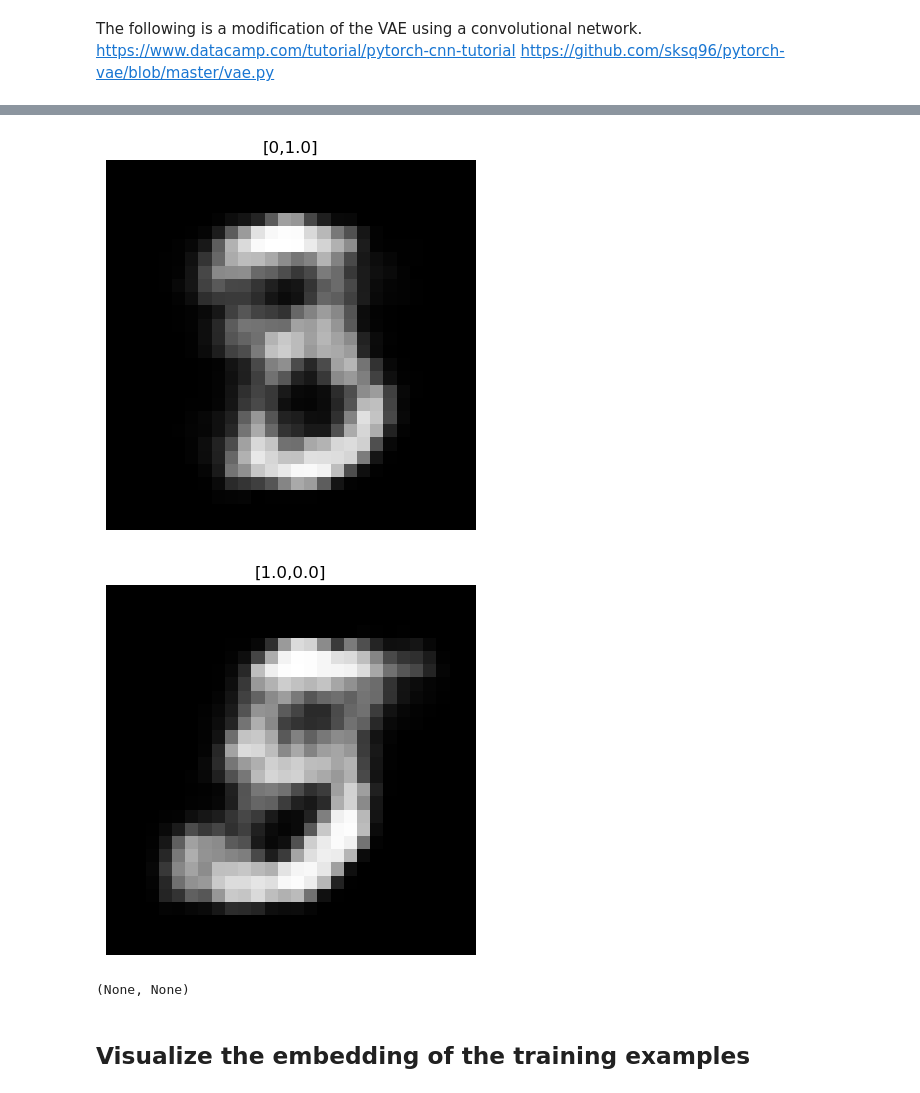
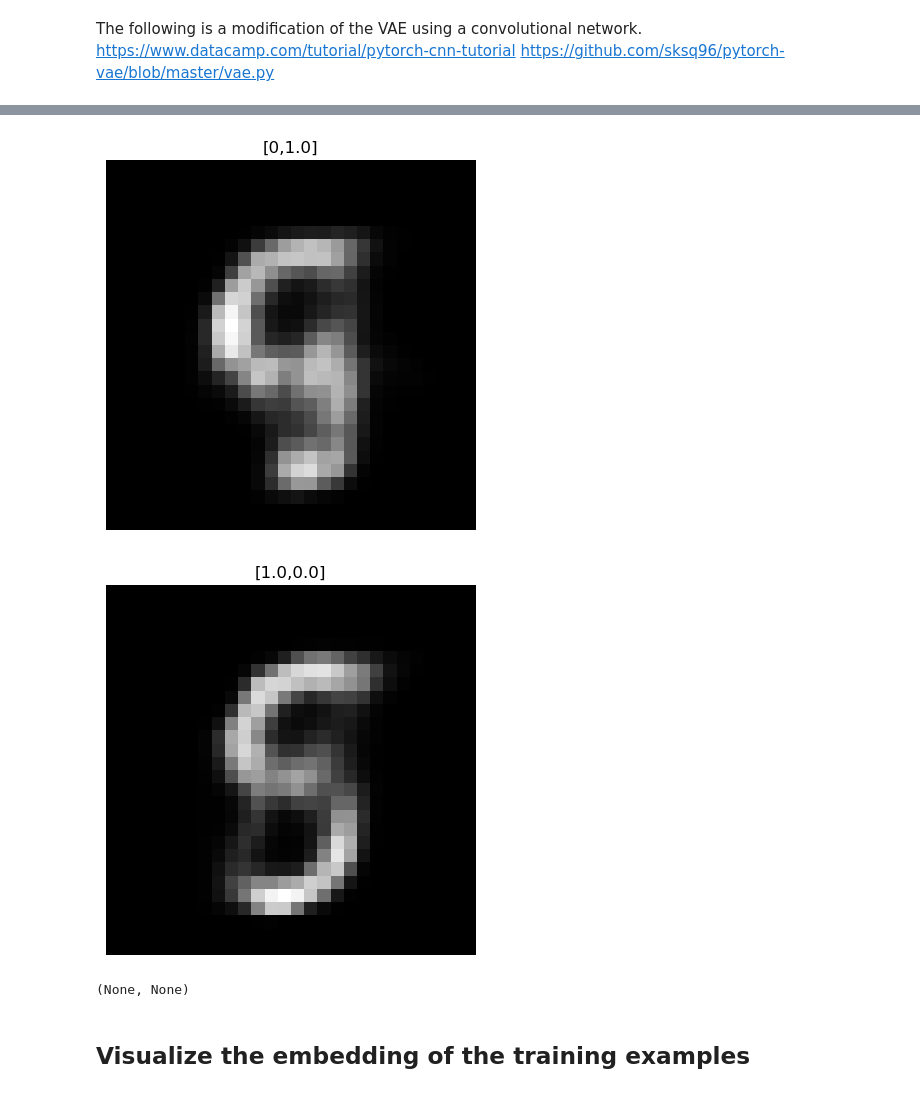
Before and after one commit to vrosterm/EuroSAT, a Jupyter notebook: variationalautoencoder_pytorch.ipynb, the cells around one changed output, grey strips where cells are left out. Drawn from its saved outputs; the diff is of its cells as text; code cells hidden in the pictures.

Commit message:
modified vae to use upscaling and two fully connected layers.

```diff
--- a/variationalautoencoder_pytorch.ipynb
+++ b/variationalautoencoder_pytorch.ipynb
@@ -159,7 +159,7 @@ class UnFlatten(nn.Module):
 class CNN_VAE(nn.Module):
 
     def __init__(
-        self, input_dim=784, latent_dim=2, device=device
+        self, input_dim=784, latent_dim=4, device=device
     ):
         super(CNN_VAE, self).__init__()
 
@@ -180,19 +180,22 @@ class CNN_VAE(nn.Module):
         ).to(device)
 
         # latent mean and Cholesky decomp of covariance
-        self.mean_layer = nn.Linear(7*7*32, latent_dim, device=device)
-        self.chol_layer = nn.Linear(7*7*32, (latent_dim * (latent_dim + 1)) // 2, device=device)
-        self.decode_layer = nn.Linear(latent_dim, 7*7*32)
+        self.fc1 = nn.Linear(7*7*32, 7*7*16)
+        self.fc2 = nn.Linear(7*7*16, 7*7*8)
+        self.fc3 = nn.Linear(7*7*8, 7*7*16)
+        self.fc4 = nn.Linear(7*7*16, 7*7*32)
+        self.mean_layer = nn.Linear(7*7*8, latent_dim, device=device)
+        self.chol_layer = nn.Linear(7*7*8, (latent_dim * (latent_dim + 1)) // 2, device=device)
+        self.decode_layer = nn.Linear(latent_dim, 7*7*8)
 
         # decoder
         self.decoder = nn.Sequential(
-            nn.ConvTranspose2d(32, 16, kernel_size=4, stride=2, padding=1),  # 7 to 14
+            nn.Upsample((14,14)),
+            nn.Conv2d(32, 16, kernel_size=3, stride=1, padding=1),  # 14 to 14
             nn.BatchNorm2d(16),
             nn.ReLU(),
-            # nn.ConvTranspose2d(16, 8, kernel_size=3, stride=2, padding=1, output_padding=1),
-            # nn.BatchNorm2d(8),
-            # nn.ReLU(),
-            nn.ConvTranspose2d(16, 1, kernel_size=4, stride=2, padding=1),
+            nn.Upsample((28,28)),
+            nn.Conv2d(16, 1, kernel_size=3, stride=1, padding=1),
             nn.Sigmoid(),
         ).to(device)
 
@@ -200,6 +203,8 @@ class CNN_VAE(nn.Module):
         x = self.encoder(x)
         # print(x.shape)
         x = x.view(x.size(0), -1) # Flattening...
+        x = self.fc1(x)
+        x = self.fc2(x)
         # print(x.shape)
         mean, chol = self.mean_layer(x), self.chol_layer(x)
         return mean, chol
@@ -217,6 +222,8 @@ class CNN_VAE(nn.Module):
 
     def decode(self, x):
         x = self.decode_layer(x)
+        x = self.fc3(x)
+        x = self.fc4(x)
         x = x.view(x.size(0), 32, 7, 7)
         return self.decoder(x)
 
@@ -274,5 +281,5 @@ def train(model, optimizer, epochs, device, x_dim=784):
         print("\tEpoch", epoch + 1, "\tAverage Loss: ", overall_loss / (batch_idx * batch_size))
     return overall_loss
 # %%
-train(model, optimizer, epochs=100, device=device)
+train(model, optimizer, epochs=50, device=device)
 # %% [output]
@@ -304,10 +311,10 @@ def generate_digit(latent_vec):
     plt.axis("off")
     plt.show()
 # %%
-generate_digit([0, 1.0]), generate_digit([1.0, 0.0])
+generate_digit([0, 1.0,1,0]), generate_digit([1.0, 0.0,0,0])
 # %% [output]
-[figure, old version]
+[figure, new version]
-[figure, old version]
+[figure, new version]
 (None, None)
 # %% [markdown]
 ## Visualize the embedding of the training examples
```
Also changed, not shown: parts of 5 cells of this notebook.
